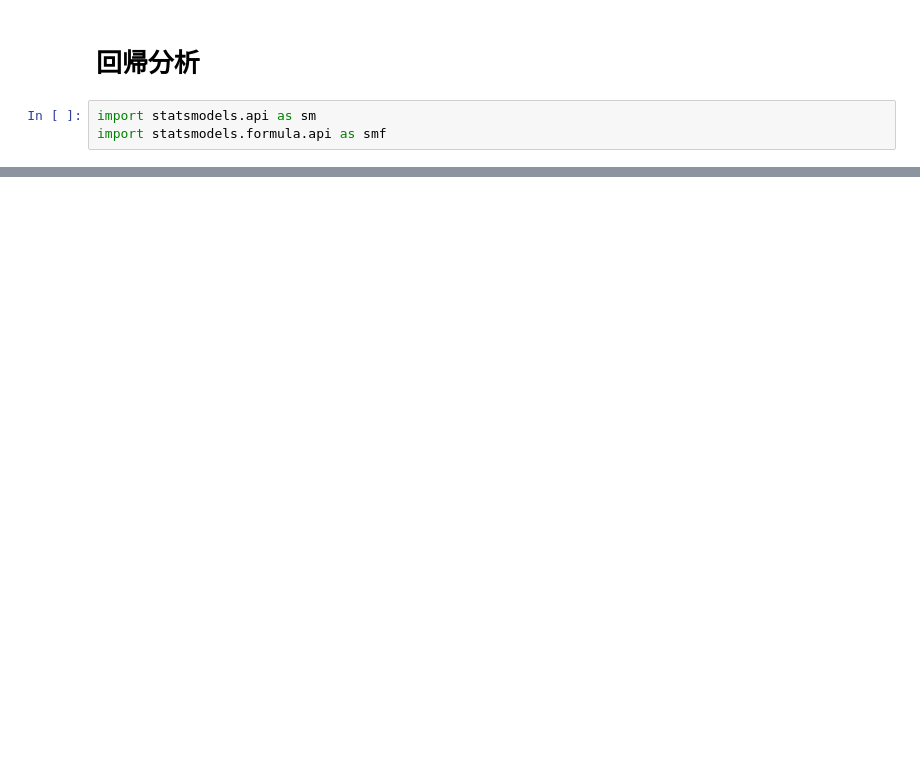
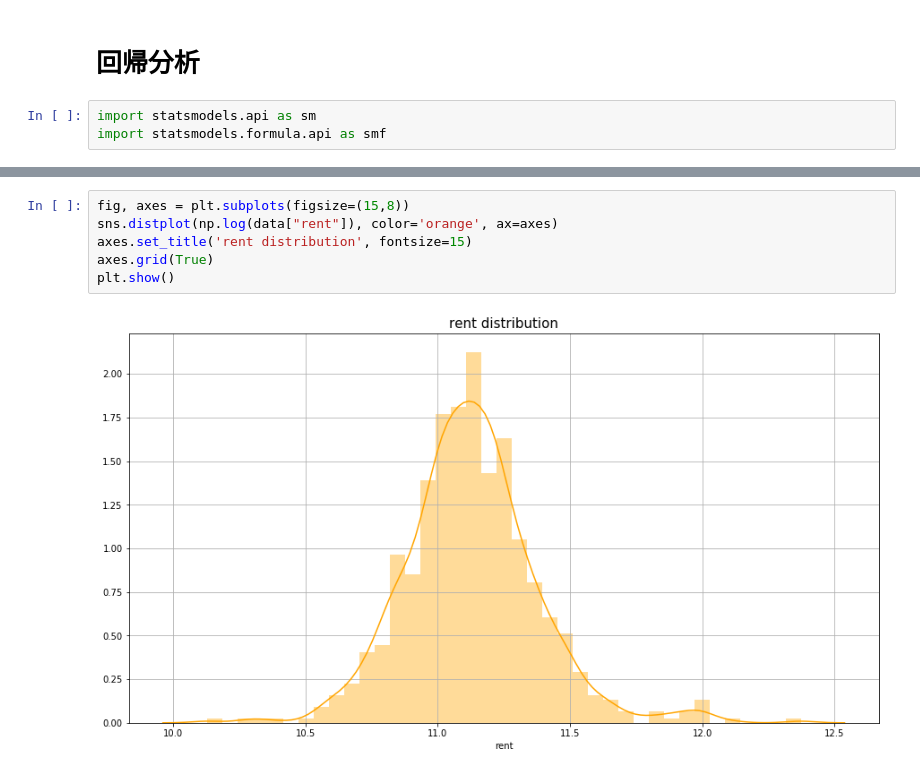
Before and after one commit to panghuanwa/econometrics-analysis, a Jupyter notebook: homework.ipynb, the cells around one changed output, grey strips where cells are left out. Drawn from its saved outputs; the diff is of its cells as text; blank space fills up the shorter version.

```diff
--- a/homework.ipynb
+++ b/homework.ipynb
@@ -247,0 +309,8 @@ Warnings:
+# %%
+fig, axes = plt.subplots(figsize=(15,8))
+sns.distplot(np.log(data["rent"]), color='orange', ax=axes)
+axes.set_title('rent distribution', fontsize=15)
+axes.grid(True)
+plt.show()
+# %% [output]
+[figure, added]
```
Also changed, not shown: parts of 16 cells of this notebook.
